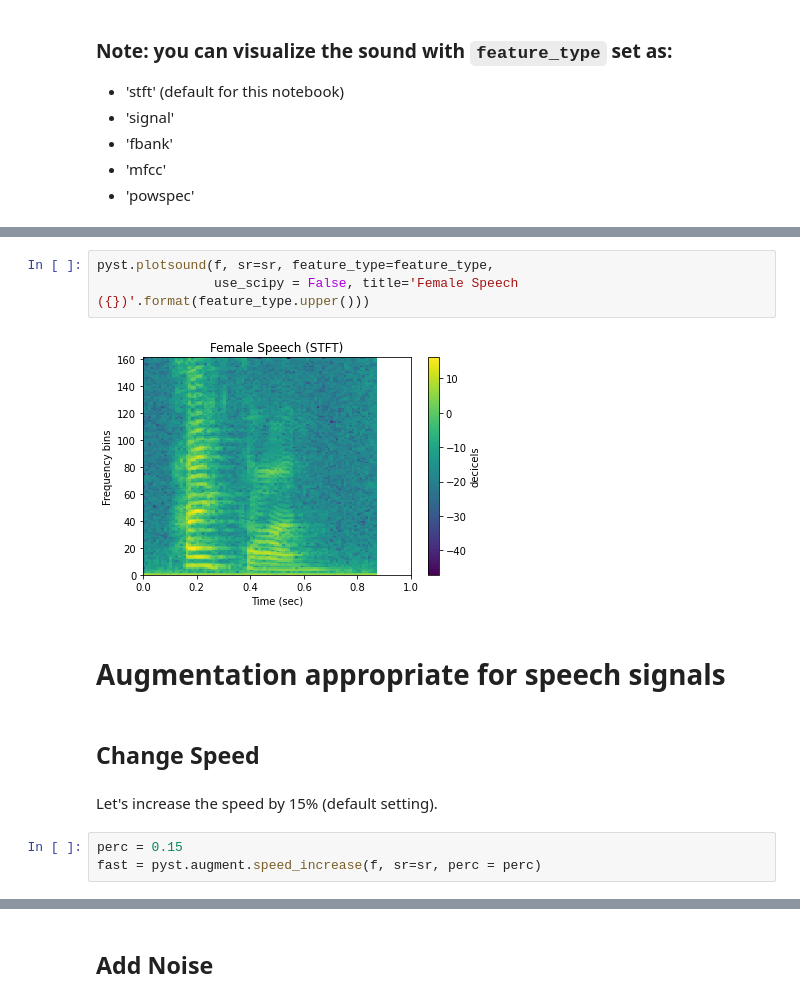
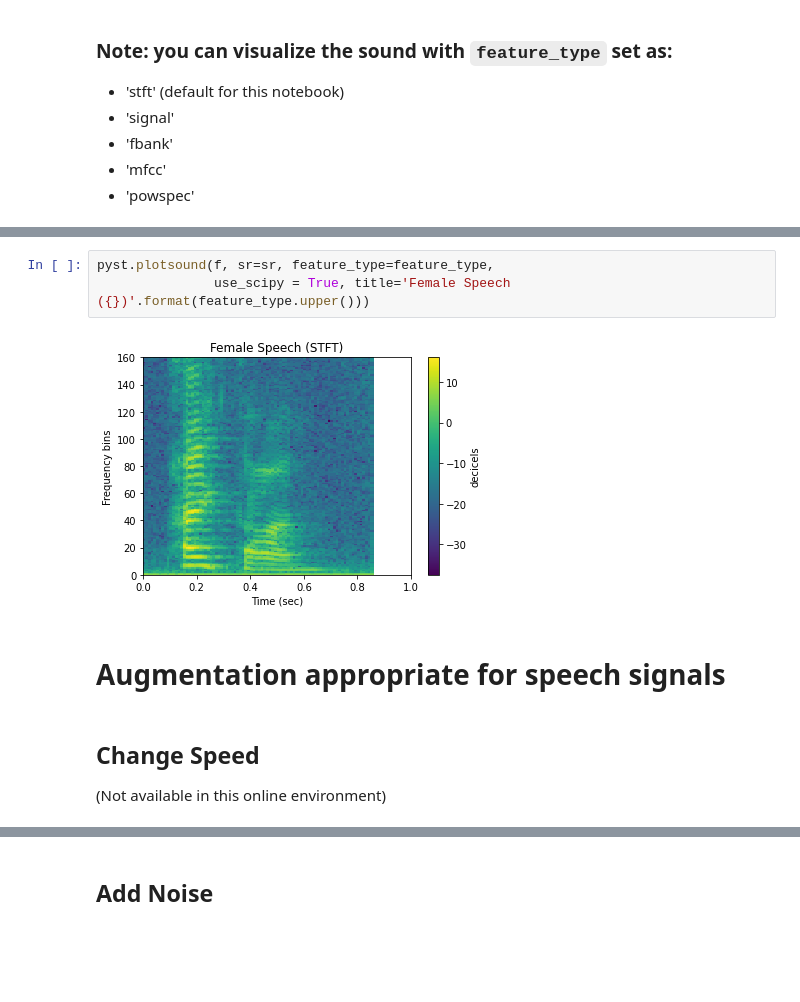
Before and after one commit to a-n-rose/Python-Sound-Tool, a Jupyter notebook: binder_notebooks/augment_sound_machine_learning.ipynb, the cells around one changed output, grey strips where cells are left out. Drawn from its saved outputs; the diff is of its cells as text; blank space fills up the shorter version.

Commit message:
made adjustments to allow feature exploration to be done in online environments

```diff
--- a/binder_notebooks/augment_sound_machine_learning.ipynb
+++ b/binder_notebooks/augment_sound_machine_learning.ipynb
@@ -60,15 +67,12 @@ ipd.Audio(f,rate=sr)
 [interactive output not drawn]
 # %%
 pyst.plotsound(f, sr=sr, feature_type=feature_type,
-               use_scipy = False, title='Female Speech ({})'.format(feature_type.upper()))
+               use_scipy = True, title='Female Speech ({})'.format(feature_type.upper()))
 # %% [output]
-[figure, old version]
+[figure, new version]
 # %% [markdown]
 # Augmentation appropriate for speech signals
 # %% [markdown]
 ## Change Speed
+
+(Not available in this online environment)
-# %% [markdown]
-Let's increase the speed by 15% (default setting).
-# %%
-perc = 0.15
-fast = pyst.augment.speed_increase(f, sr=sr, perc = perc)
```
Also changed, not shown: parts of 48 cells of this notebook, 4 other files.
